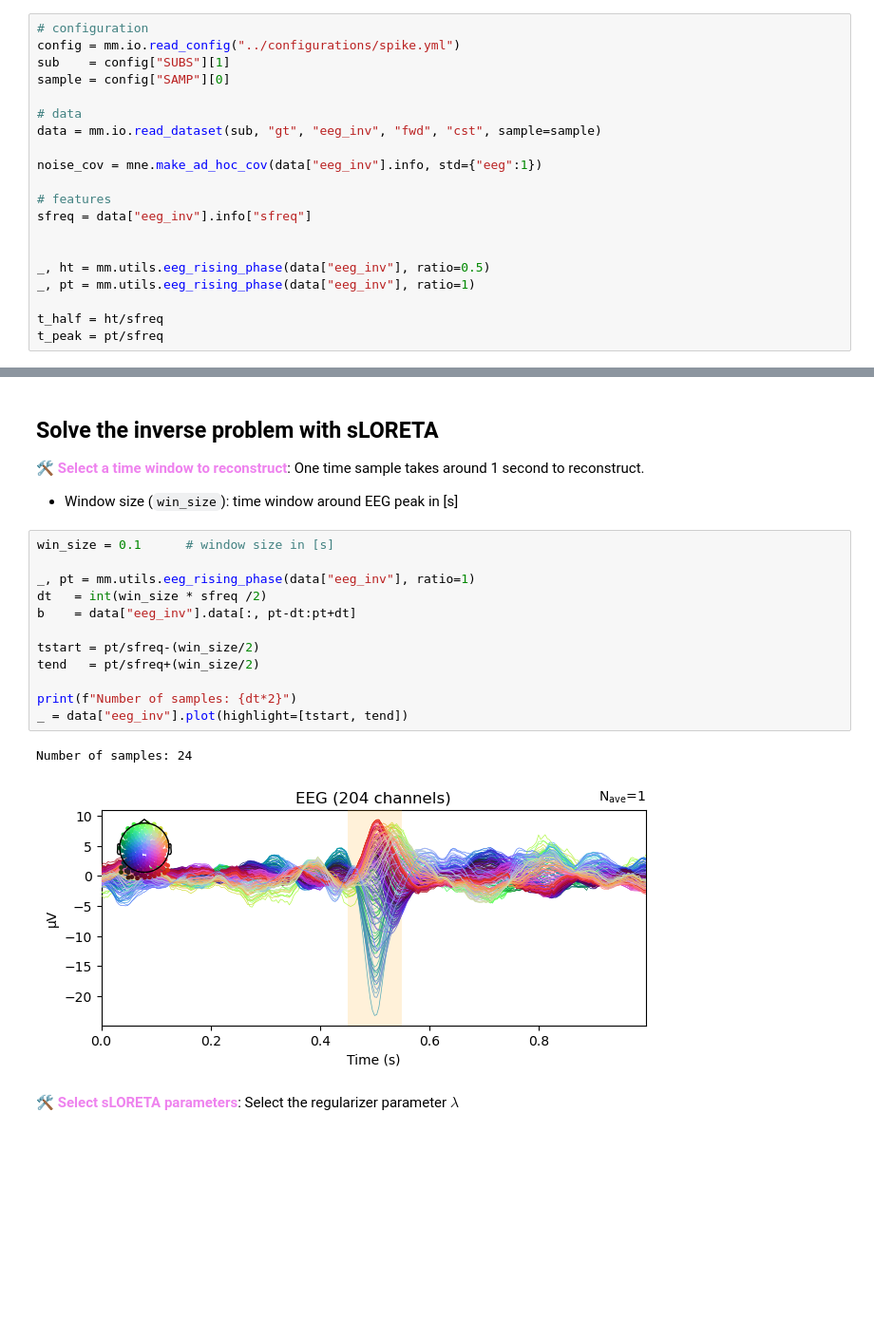
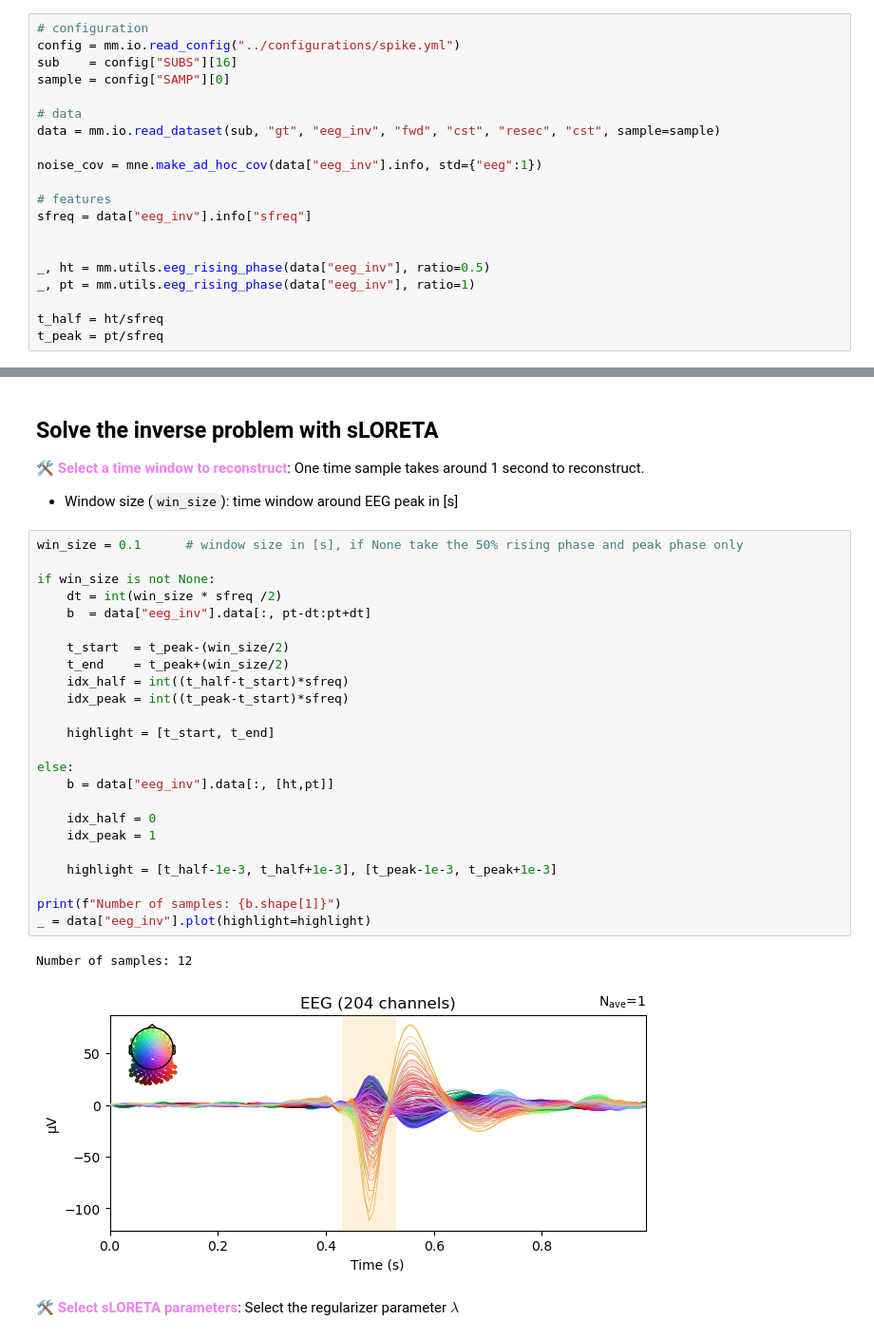
Before and after one commit to NinoHerve/mindmap, a Jupyter notebook: inverse/inverse_sLORETA.ipynb, the cells around one changed output, grey strips where cells are left out. Shown at 95% size. Saved outputs shown, nothing was run; the diff lists cells and outputs as text; blank space fills up the shorter version.

```diff
--- a/inverse/inverse_sLORETA.ipynb
+++ b/inverse/inverse_sLORETA.ipynb
@@ -12,11 +95,11 @@ from pathlib import Path
 # %%
 # configuration
 config = mm.io.read_config("../configurations/spike.yml")
-sub    = config["SUBS"][1]
+sub    = config["SUBS"][16]
 sample = config["SAMP"][0]
 
 # data
-data = mm.io.read_dataset(sub, "gt", "eeg_inv", "fwd", "cst", sample=sample)
+data = mm.io.read_dataset(sub, "gt", "eeg_inv", "fwd", "cst", "resec", "cst", sample=sample)
 
 noise_cov = mne.make_ad_hoc_cov(data["eeg_inv"].info, std={"eeg":1})
 
@@ -66,20 +157,32 @@ _ = data["eeg_inv"].plot_topomap(times=times, size=4, extrapolate="local", outli
 🛠️ <font color=violet>**Select a time window to reconstruct**</font>: One time sample takes around 1 second to reconstruct.
 - Window size (`win_size`): time window around EEG peak in [s]
 # %%
-win_size = 0.1      # window size in [s]
+win_size = 0.1      # window size in [s], if None take the 50% rising phase and peak phase only
 
-_, pt = mm.utils.eeg_rising_phase(data["eeg_inv"], ratio=1)
-dt   = int(win_size * sfreq /2)
-b    = data["eeg_inv"].data[:, pt-dt:pt+dt]
+if win_size is not None:
+    dt = int(win_size * sfreq /2)
+    b  = data["eeg_inv"].data[:, pt-dt:pt+dt]
 
-tstart = pt/sfreq-(win_size/2)
-tend   = pt/sfreq+(win_size/2)
+    t_start  = t_peak-(win_size/2)
+    t_end    = t_peak+(win_size/2)
+    idx_half = int((t_half-t_start)*sfreq)
+    idx_peak = int((t_peak-t_start)*sfreq)
 
-print(f"Number of samples: {dt*2}")
-_ = data["eeg_inv"].plot(highlight=[tstart, tend])
+    highlight = [t_start, t_end]
+
+else:
+    b = data["eeg_inv"].data[:, [ht,pt]]
+
+    idx_half = 0
+    idx_peak = 1
+
+    highlight = [t_half-1e-3, t_half+1e-3], [t_peak-1e-3, t_peak+1e-3]
+
+print(f"Number of samples: {b.shape[1]}")
+_ = data["eeg_inv"].plot(highlight=highlight)
 # %% [output]
-Number of samples: 24
+Number of samples: 12
-[figure, old version]
+[figure, new version]
 # %% [markdown]
 🛠️ <font color=violet>**Select sLORETA parameters**</font>: Select the regularizer parameter $\lambda$
 # %%
```
Also changed, not shown: parts of 18 cells of this notebook, 13 other files.
